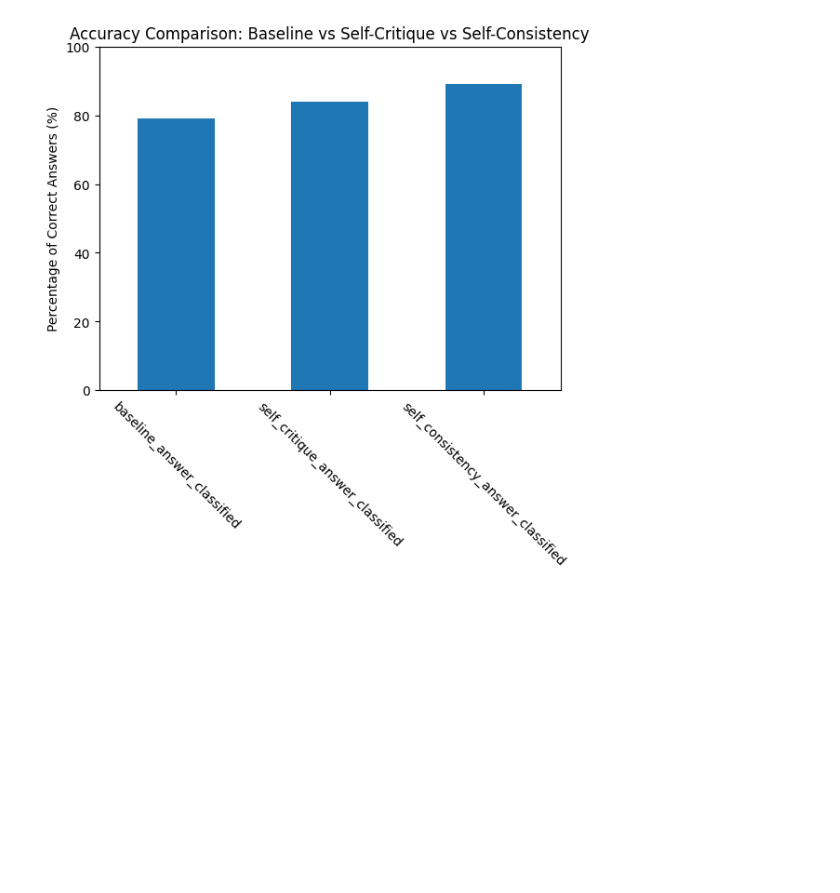
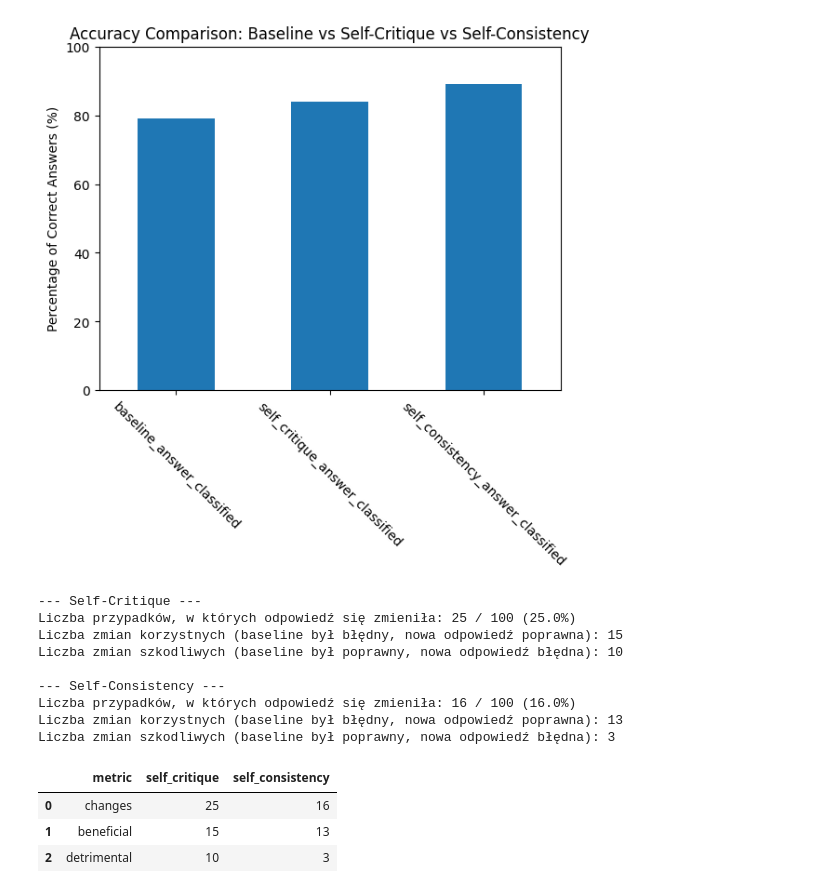
Before and after one commit to Cezym/Hallarch, a Jupyter notebook: notebooks/truthfulqa_baseline_self_critique_self_consistency_analysis.ipynb, the cells around one changed output. Cells and saved outputs as stored; diff of their text form; code cells hidden in the pictures; blank space fills up the shorter version.

```diff
--- a/notebooks/truthfulqa_baseline_self_critique_self_consistency_analysis.ipynb
+++ b/notebooks/truthfulqa_baseline_self_critique_self_consistency_analysis.ipynb
@@ -289,8 +307,15 @@ analys_df.to_csv('../data/interim/self_critique_consistency_df.csv', index=False
 # %%
-# Liczba poprawnych odpowiedzi w każdej metodzie
-accuracy_summary = analys_df[['baseline_answer_classified',
-                              'self_critique_answer_classified',
-                              'self_consistency_answer_classified']].apply(lambda x: (x=='Correct Answers').sum())
+cols = ['baseline_answer_classified', 'self_critique_answer_classified', 'self_consistency_answer_classified']
+
+def is_correct(label: str) -> bool:
+    if not isinstance(label, str):
+        return False
+    t = label.strip().lower()
+    if 'incorrect' in t:
+        return False
+    return ('correct' in t) or ('best' in t)
+
+accuracy_summary = analys_df[cols].apply(lambda col: col.apply(is_correct).sum())
 print("Liczba poprawnych odpowiedzi w każdej metodzie:")
 print(accuracy_summary)
 # %% [output]
@@ -315,3 +340,56 @@ plt.ylim(0, 100)
 plt.show()
 # %% [output]
 [figure]
+# %%
+# Konwersja klas do bool: True = poprawna (Best/Correct), False = błędna (Incorrect)
+def is_correct(label: str) -> bool:
+    return label in ("Best Answer", "Correct Answers")
+
+pred_baseline = analys_df["baseline_answer_classified"].apply(is_correct)
+pred_critique = analys_df["self_critique_answer_classified"].apply(is_correct)
+pred_consistency = analys_df["self_consistency_answer_classified"].apply(is_correct)
+
+# Zmiany względem baseline
+changes_crit = pred_critique != pred_baseline
+changes_cons = pred_consistency != pred_baseline
+
+# Beneficial / Detrimental (względem baseline)
+beneficial_crit = ((~pred_baseline) & (pred_critique)).sum()
+detrimental_crit = ((pred_baseline) & (~pred_critique)).sum()
+
+beneficial_cons = ((~pred_baseline) & (pred_consistency)).sum()
+detrimental_cons = ((pred_baseline) & (~pred_consistency)).sum()
+
+n = len(analys_df)
+
+print(f"--- Self-Critique ---")
+print(f"Liczba przypadków, w których odpowiedź się zmieniła: {changes_crit.sum()} / {n} ({changes_crit.mean()*100:.1f}%)")
+print(f"Liczba zmian korzystnych (baseline był błędny, nowa odpowiedź poprawna): {beneficial_crit}")
+print(f"Liczba zmian szkodliwych (baseline był poprawny, nowa odpowiedź błędna): {detrimental_crit}\n")
+
+print(f"--- Self-Consistency ---")
+print(f"Liczba przypadków, w których odpowiedź się zmieniła: {changes_cons.sum()} / {n} ({changes_cons.mean()*100:.1f}%)")
+print(f"Liczba zmian korzystnych (baseline był błędny, nowa odpowiedź poprawna): {beneficial_cons}")
+print(f"Liczba zmian szkodliwych (baseline był poprawny, nowa odpowiedź błędna): {detrimental_cons}")
+
+# Opcjonalnie: krótkie podsumowanie jako DataFrame + zapis do CSV
+summary = pd.DataFrame({
+    "metric": ["changes", "beneficial", "detrimental"],
+    "self_critique": [int(changes_crit.sum()), int(beneficial_crit), int(detrimental_crit)],
+    "self_consistency": [int(changes_cons.sum()), int(beneficial_cons), int(detrimental_cons)],
+})
+summary
+# %% [output]
+--- Self-Critique ---
+Liczba przypadków, w których odpowiedź się zmieniła: 25 / 100 (25.0%)
+Liczba zmian korzystnych (baseline był błędny, nowa odpowiedź poprawna): 15
+Liczba zmian szkodliwych (baseline był poprawny, nowa odpowiedź błędna): 10
+
+--- Self-Consistency ---
+Liczba przypadków, w których odpowiedź się zmieniła: 16 / 100 (16.0%)
+Liczba zmian korzystnych (baseline był błędny, nowa odpowiedź poprawna): 13
+Liczba zmian szkodliwych (baseline był poprawny, nowa odpowiedź błędna): 3
+|  | metric | self_critique | self_consistency |
+| 0 | changes | 25 | 16 |
+| 1 | beneficial | 15 | 13 |
+| 2 | detrimental | 10 | 3 |
```
Also changed, not shown: parts of 4 cells of this notebook, 3 other files.
